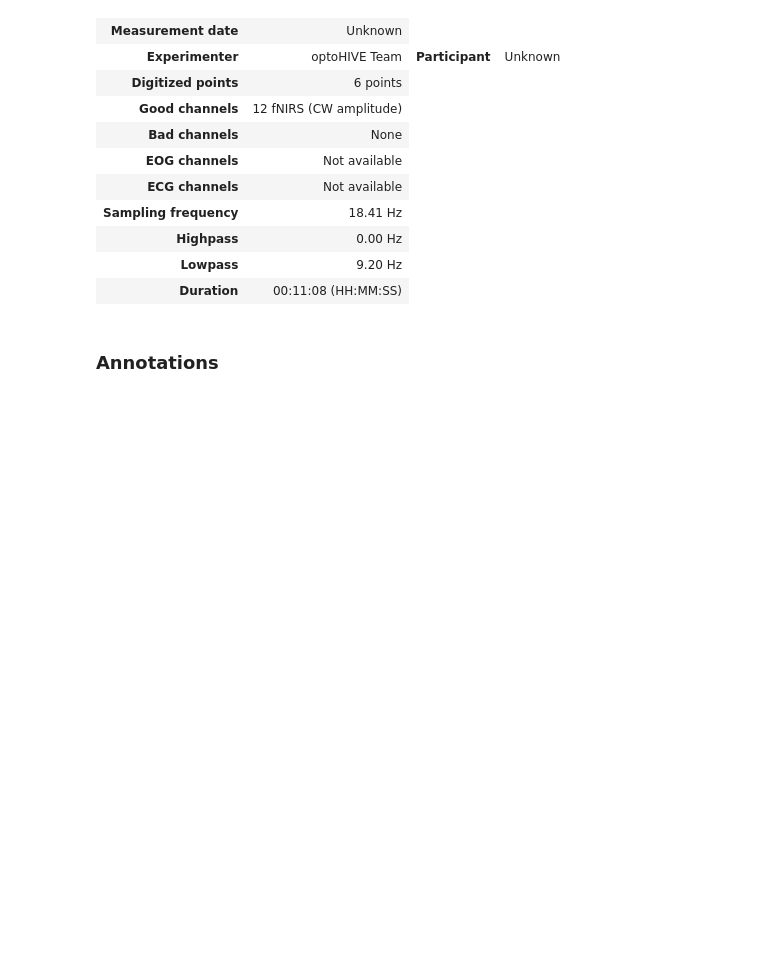
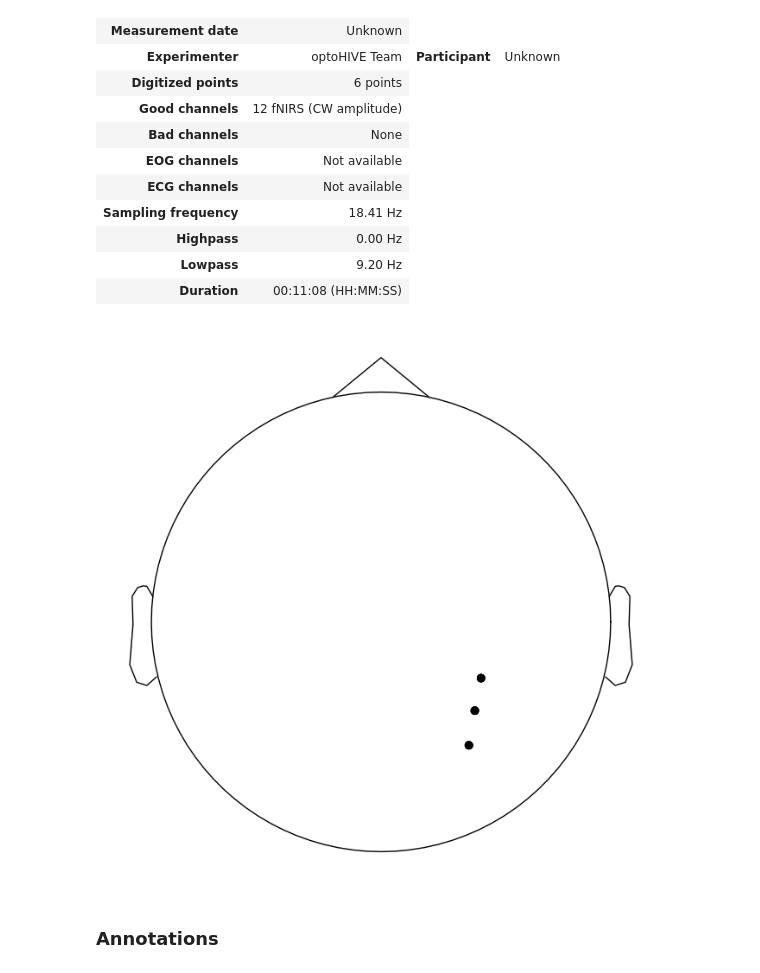
Before and after one commit to pulkitgoyal56/fnirsPy, a Jupyter notebook: main.ipynb, the cells around one changed output. Saved outputs shown, nothing was run; the diff lists cells and outputs as text; code cells hidden in the pictures; blank space fills up the shorter version.

```diff
--- a/main.ipynb
+++ b/main.ipynb
@@ -396,6 +395,11 @@ raw_intensity.set_montage(montage)
 | Highpass | 0.00 Hz |
 | Lowpass | 9.20 Hz |
 | Duration | 00:11:08 (HH:MM:SS) |
+# %%
+# View the position of optodes in 2D to confirm the positions are correct.
+raw_intensity.plot_sensors();
+# %% [output]
+[figure, added]
 # %% [markdown]
 ### Annotations
 # %% [raw]
```
Also changed, not shown: parts of 15 cells of this notebook.
